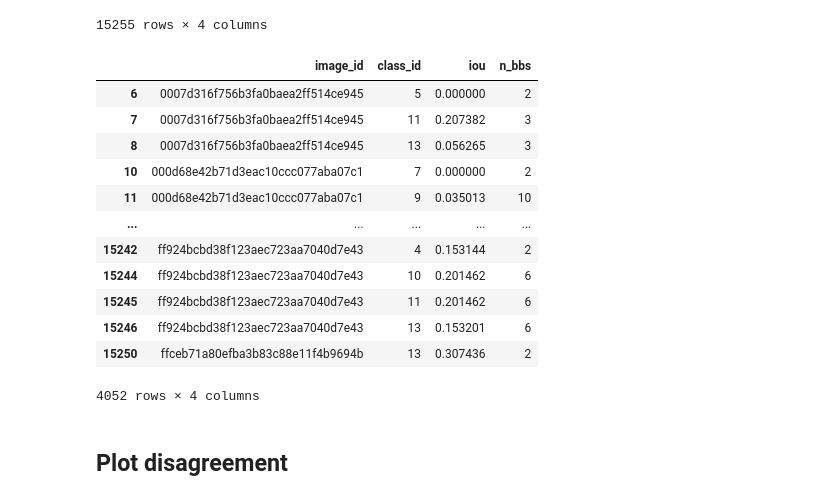
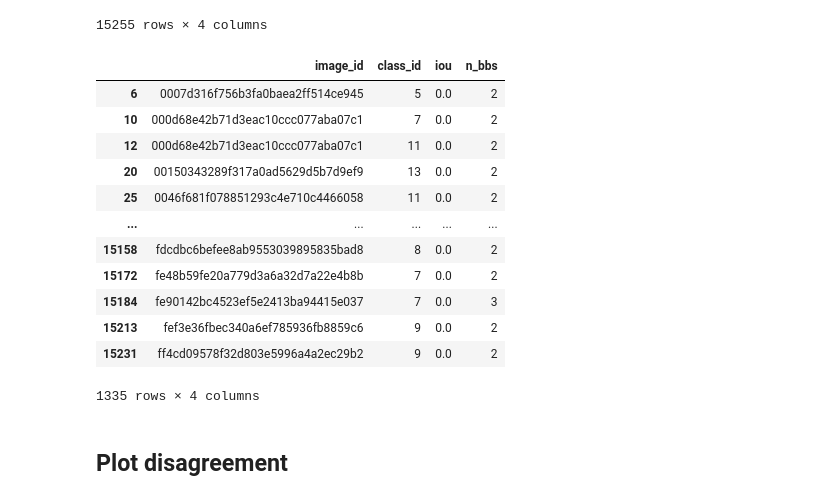
Before and after one commit to pdpino/medical-ai, a Jupyter notebook: medai/datasets/notebooks/vinbig.ipynb, the cells around one changed output. Cells and saved outputs as stored; diff of their text form; code cells hidden in the pictures.

```diff
--- a/medai/datasets/notebooks/vinbig.ipynb
+++ b/medai/datasets/notebooks/vinbig.ipynb
@@ -673,8 +766,8 @@ plt.imshow(item.masks[3])
 # %% [markdown]
 ## Load disagreement dataframe
 # %%
-agreeement_df = pd.read_csv(os.path.join(DATASET_DIR, 'agreement_df.csv'))
-agreeement_df.head()
+agreement_df = pd.read_csv(os.path.join(DATASET_DIR, 'agreement_df.csv'))
+agreement_df.head()
 # %% [output]
 |  | image_id | class_id | iou | n_bbs |
 | 0 | 0005e8e3701dfb1dd93d53e2ff537b6e | 4 | 1.000000 | 1 |
@@ -699,21 +796,21 @@ agreement_df.sort_values(['iou', 'n_bbs'], ascending=[False, True])
 | 10409 | af9a9224cf1f0dd1bacdb95a1b8ea36b | 8 | 0.0 | 9 |
 15255 rows × 4 columns
 # %%
-agreement_df.loc[agreement_df['iou'] <= 0.4]
+agreement_df.loc[agreement_df['iou'] == 0]
 # %% [output]
 |  | image_id | class_id | iou | n_bbs |
-| 6 | 0007d316f756b3fa0baea2ff514ce945 | 5 | 0.000000 | 2 |
-| 7 | 0007d316f756b3fa0baea2ff514ce945 | 11 | 0.207382 | 3 |
-| 8 | 0007d316f756b3fa0baea2ff514ce945 | 13 | 0.056265 | 3 |
-| 10 | 000d68e42b71d3eac10ccc077aba07c1 | 7 | 0.000000 | 2 |
-| 11 | 000d68e42b71d3eac10ccc077aba07c1 | 9 | 0.035013 | 10 |
+| 6 | 0007d316f756b3fa0baea2ff514ce945 | 5 | 0.0 | 2 |
+| 10 | 000d68e42b71d3eac10ccc077aba07c1 | 7 | 0.0 | 2 |
+| 12 | 000d68e42b71d3eac10ccc077aba07c1 | 11 | 0.0 | 2 |
+| 20 | 00150343289f317a0ad5629d5b7d9ef9 | 13 | 0.0 | 2 |
+| 25 | 0046f681f078851293c4e710c4466058 | 11 | 0.0 | 2 |
 | ... | ... | ... | ... | ... |
-| 15242 | ff924bcbd38f123aec723aa7040d7e43 | 4 | 0.153144 | 2 |
-| 15244 | ff924bcbd38f123aec723aa7040d7e43 | 10 | 0.201462 | 6 |
-| 15245 | ff924bcbd38f123aec723aa7040d7e43 | 11 | 0.201462 | 6 |
-| 15246 | ff924bcbd38f123aec723aa7040d7e43 | 13 | 0.153201 | 6 |
-| 15250 | ffceb71a80efba3b83c88e11f4b9694b | 13 | 0.307436 | 2 |
+| 15158 | fdcdbc6befee8ab9553039895835bad8 | 8 | 0.0 | 2 |
+| 15172 | fe48b59fe20a779d3a6a32d7a22e4b8b | 7 | 0.0 | 2 |
+| 15184 | fe90142bc4523ef5e2413ba94415e037 | 7 | 0.0 | 3 |
+| 15213 | fef3e36fbec340a6ef785936fb8859c6 | 9 | 0.0 | 2 |
+| 15231 | ff4cd09578f32d803e5996a4a2ec29b2 | 9 | 0.0 | 2 |
-4052 rows × 4 columns
+1335 rows × 4 columns
 # %% [markdown]
 ## Plot disagreement
 # %%
```
Also changed, not shown: parts of 19 cells of this notebook, 8 other files.
